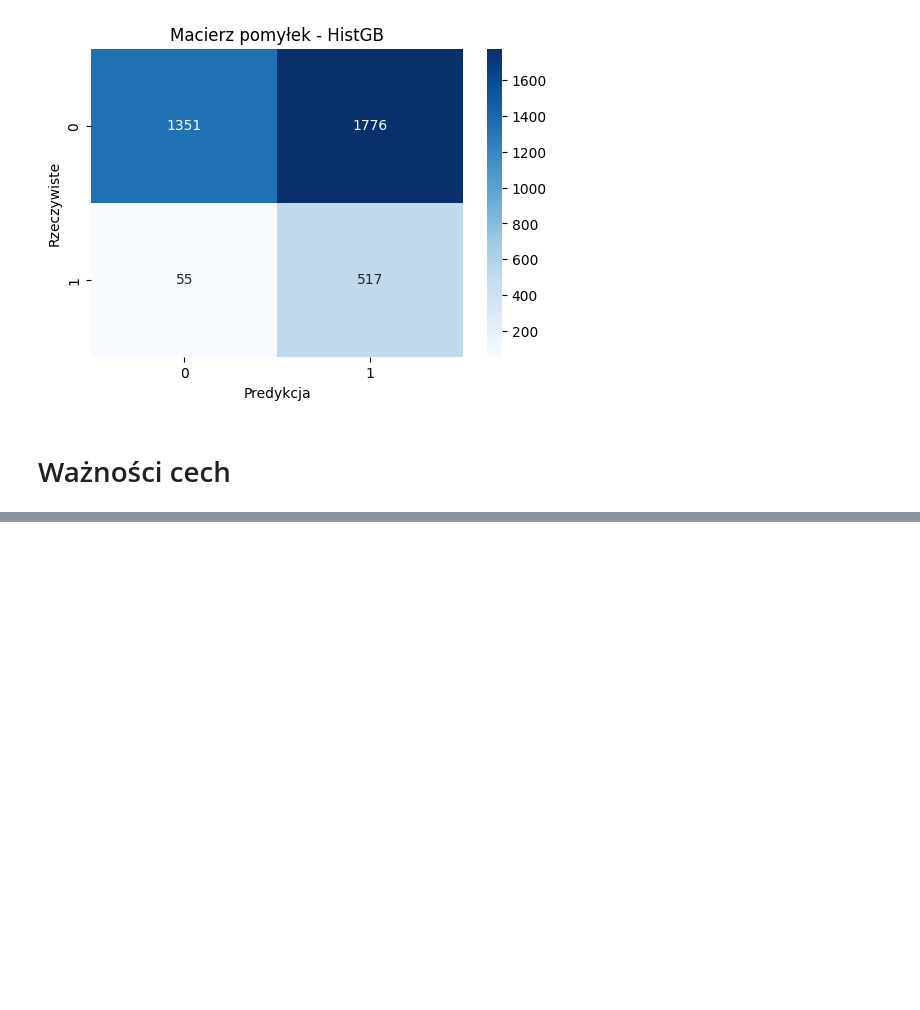
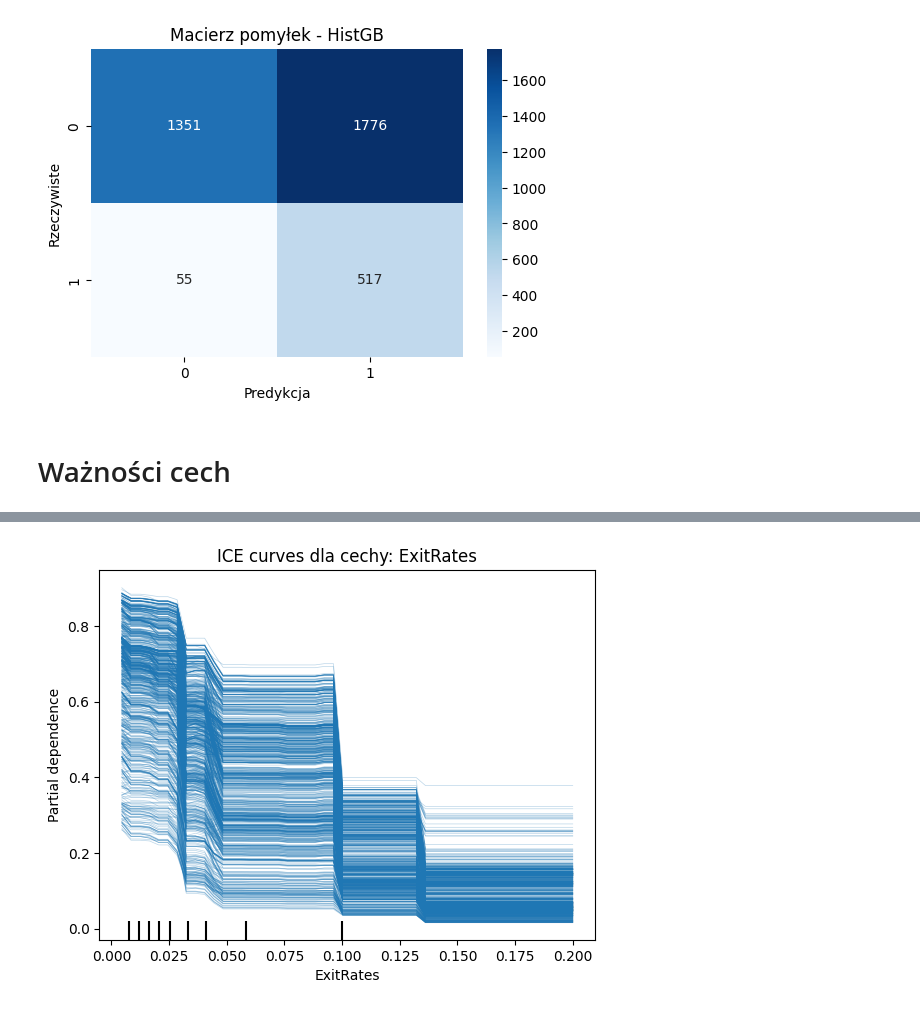
Before and after one commit to dcsguegsd/Machine_Learning_in_e-commerce, a Jupyter notebook: gradientBoosting.ipynb, the cells around one changed output, grey strips where cells are left out. Drawn from its saved outputs; the diff is of its cells as text; code cells hidden in the pictures; blank space fills up the shorter version.

```diff
--- a/gradientBoosting.ipynb
+++ b/gradientBoosting.ipynb
@@ -473,0 +489,18 @@ AttributeError: 'HistGradientBoostingClassifier' object has no attribute 'featur
+# %%
+from sklearn.inspection import PartialDependenceDisplay
+import matplotlib.pyplot as plt
+
+feature = "ExitRates"  # przykładowa nazwa cechy
+
+PartialDependenceDisplay.from_estimator(
+    hgb_model,
+    X_test,
+    [feature],
+    kind="individual",   # ICE
+    grid_resolution=50
+)
+
+plt.title(f"ICE curves dla cechy: {feature}")
+plt.show()
+# %% [output]
+[figure, added]
```
Also changed, not shown: parts of 6 cells of this notebook.
